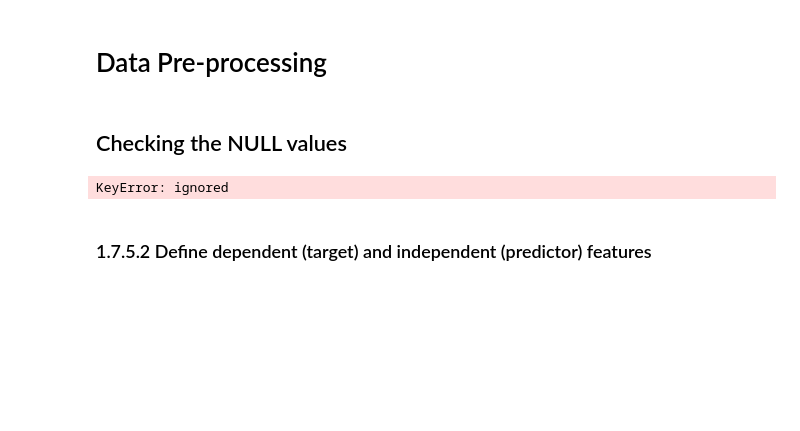
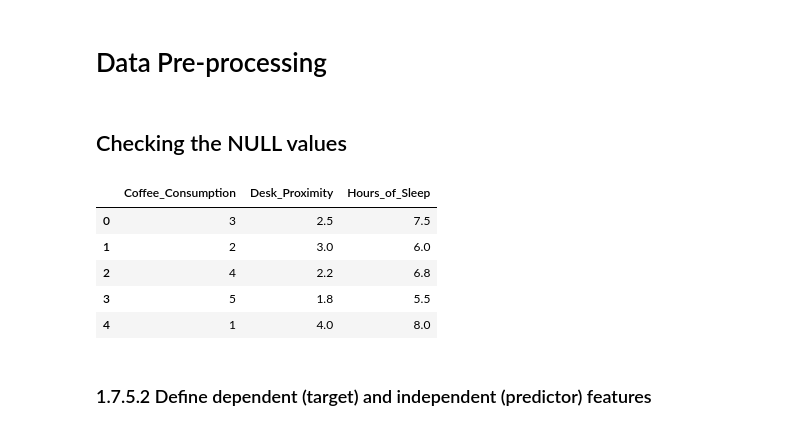
Before and after one commit to shakil1819/CSE442-Machine-Learning-Sessional, a Jupyter notebook: Evaluation_practice_02_Q_2.ipynb, the cells around one changed output. Cells and saved outputs as stored; diff of their text form; code cells hidden in the pictures; blank space fills up the shorter version.

```diff
--- a/Evaluation_practice_02_Q_2.ipynb
+++ b/Evaluation_practice_02_Q_2.ipynb
@@ -44,14 +44,15 @@ df
 # Data Pre-processing
 # %% [markdown]
 ## Checking the NULL values
-# %%
-#step 1: Rename the target variable if needed (replace spaces with underscores)
-df.rename(columns={'Predicted Productivity?': 'Predicted_Productivity'}, inplace=True)
-
-# Step 2: Handle missing data (example: drop rows with missing values)
-
-df.drop('Coffee_Consumption', axis=1, inplace=True)
-# %% [output]
-KeyError: ignored
+# %%
+df.drop('Work_Output', axis=1, inplace=True)
+df.head()
+# %% [output]
+|  | Coffee_Consumption | Desk_Proximity | Hours_of_Sleep |
+| 0 | 3 | 2.5 | 7.5 |
+| 1 | 2 | 3.0 | 6.0 |
+| 2 | 4 | 2.2 | 6.8 |
+| 3 | 5 | 1.8 | 5.5 |
+| 4 | 1 | 4.0 | 8.0 |
 # %% [markdown]
 ### 1.7.5.2 Define dependent (target) and independent (predictor) features
```
Also changed, not shown: parts of 6 cells of this notebook.
